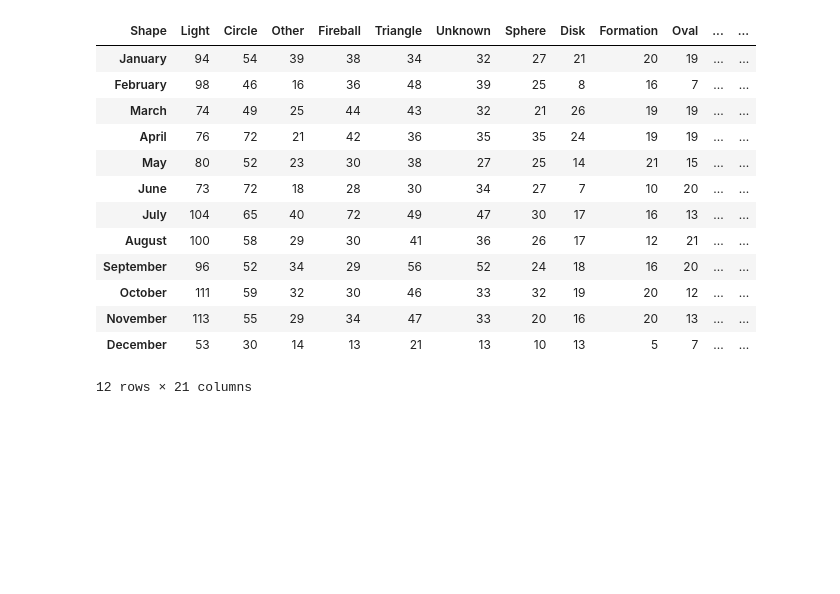
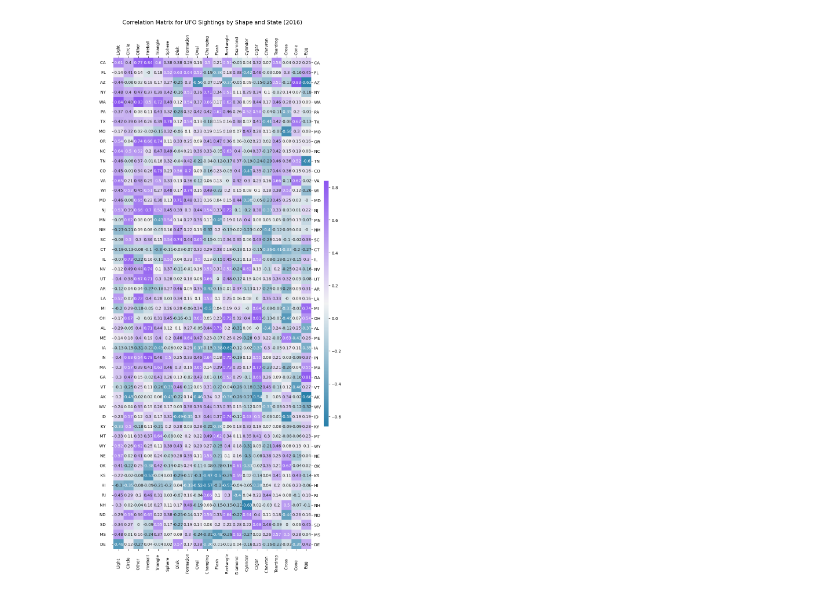
Before and after one commit to marko-londo/UFO-Sighting-Analysis, a Jupyter notebook: UFOs.ipynb, the cells around one changed output. Saved outputs shown, nothing was run; the diff lists cells and outputs as text; code cells hidden in the pictures; blank space fills up the shorter version.

Commit message:
wrote dfs to csvs, added rsrcs folder, added plot

```diff
--- a/UFOs.ipynb
+++ b/UFOs.ipynb
@@ -99,25 +183,42 @@ ufo_filtered.drop(["LAT", "LNG", "Summary", "Country"], axis=1, inplace=True)
-# %%
-dfs = []
-for i in range(1, 13):
-    dfs.append(shapes_by_month(i))
-shapes_by_month_data = pd.concat(dfs, axis=0, ignore_index=False)
-shapes_by_month_data.fillna(0, inplace=True)
-shapes_by_month_data
-# %% [output]
-| Shape | Light | Circle | Other | Fireball | Triangle | Unknown | Sphere | Disk | Formation | Oval | ... | ... |
-| January | 94 | 54 | 39 | 38 | 34 | 32 | 27 | 21 | 20 | 19 | ... | ... |
-| February | 98 | 46 | 16 | 36 | 48 | 39 | 25 | 8 | 16 | 7 | ... | ... |
-| March | 74 | 49 | 25 | 44 | 43 | 32 | 21 | 26 | 19 | 19 | ... | ... |
-| April | 76 | 72 | 21 | 42 | 36 | 35 | 35 | 24 | 19 | 19 | ... | ... |
-| May | 80 | 52 | 23 | 30 | 38 | 27 | 25 | 14 | 21 | 15 | ... | ... |
-| June | 73 | 72 | 18 | 28 | 30 | 34 | 27 | 7 | 10 | 20 | ... | ... |
-| July | 104 | 65 | 40 | 72 | 49 | 47 | 30 | 17 | 16 | 13 | ... | ... |
-| August | 100 | 58 | 29 | 30 | 41 | 36 | 26 | 17 | 12 | 21 | ... | ... |
-| September | 96 | 52 | 34 | 29 | 56 | 52 | 24 | 18 | 16 | 20 | ... | ... |
-| October | 111 | 59 | 32 | 30 | 46 | 33 | 32 | 19 | 20 | 12 | ... | ... |
-| November | 113 | 55 | 29 | 34 | 47 | 33 | 20 | 16 | 20 | 13 | ... | ... |
-| December | 53 | 30 | 14 | 13 | 21 | 13 | 10 | 13 | 5 | 7 | ... | ... |
-12 rows × 21 columns
+# %%
+my_cmap = sns.diverging_palette(235, 275, s=90, l=50, as_cmap=True)
+corr_matrix = shapes_states.corr().round(2)
+plt.figure(figsize=(11, 22))
+y_columns = shapes_states.columns[:20]
+x_columns = shapes_states.columns[20:]
+heatmap = sns.heatmap(
+    corr_matrix.loc[x_columns, y_columns],
+    annot=True,
+    cmap=my_cmap,
+    edgecolor="black",
+    cbar_kws={"aspect": 50, "shrink": 0.5},
+)
+heatmap.set_yticklabels(heatmap.get_yticklabels(), rotation=0)
+heatmap.set_xticklabels(heatmap.get_xticklabels(), rotation=90)
+heatmap.tick_params(
+    axis="y",
+    top=True,
+    bottom=True,
+    labeltop=True,
+    labelbottom=True,
+    right=True,
+    labelright=True,
+)
+heatmap.tick_params(
+    axis="x",
+    top=True,
+    bottom=True,
+    labeltop=True,
+    labelbottom=True,
+    right=True,
+    labelright=True,
+)
+plt.title(
+    "Correlation Matrix for UFO Sightings by Shape and State (2016)\n", fontsize=14
+)
+plt.show()
+# %% [output]
+[figure, added]
 # %%
 # Bar plot of UFO sightings by state
 
```
Also changed, not shown: parts of 7 cells of this notebook, 5 other files.
